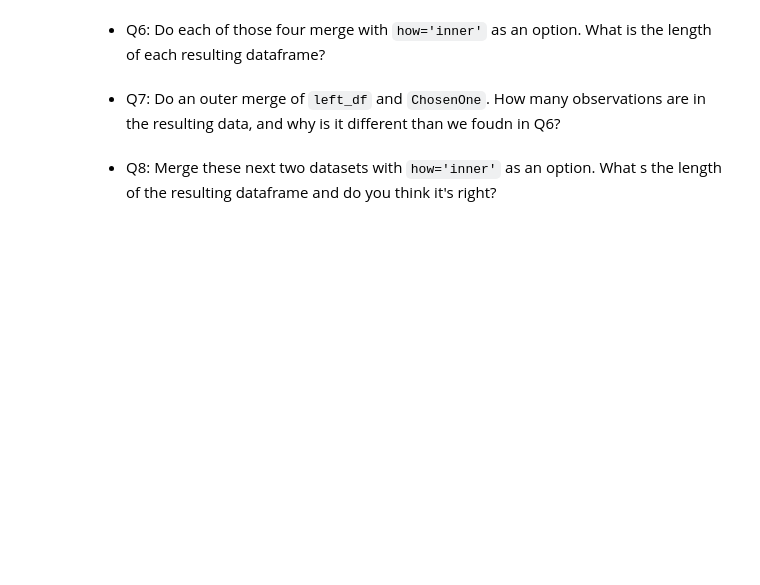
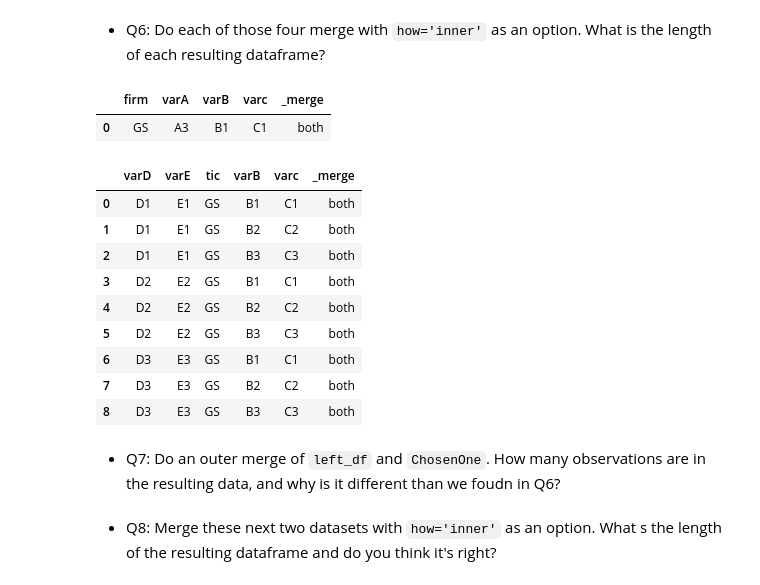
Before and after one commit to mikej3663/Class-Notes, a Jupyter notebook: Excersizes/Merging exercises.ipynb, the cells around one changed output. Drawn from its saved outputs; the diff is of its cells as text; code cells hidden in the pictures; blank space fills up the shorter version.

```diff
--- a/Excersizes/Merging exercises.ipynb
+++ b/Excersizes/Merging exercises.ipynb
@@ -215,5 +229,31 @@ Now, let's add two more NBA themed datasets to the party:
 # %% [markdown]
 - Q6: Do each of those four merge with `how='inner'` as an option. What is the length of each resulting dataframe?
+# %%
+left_df.merge(right_df,
+              how = 'inner',
+              on = 'firm',
+              indicator = True,
+              validate = '1:1')
+# %% [output]
+|  | firm | varA | varB | varc | _merge |
+| 0 | GS | A3 | B1 | C1 | both |
+# %%
+CurryForThree.merge(ChosenOne,
+              how = 'inner',
+              left_on = 'var1', right_on = 'tic',
+              indicator = True,
+              validate = 'm:m')
+# %% [output]
+|  | varD | varE | tic | varB | varc | _merge |
+| 0 | D1 | E1 | GS | B1 | C1 | both |
+| 1 | D1 | E1 | GS | B2 | C2 | both |
+| 2 | D1 | E1 | GS | B3 | C3 | both |
+| 3 | D2 | E2 | GS | B1 | C1 | both |
+| 4 | D2 | E2 | GS | B2 | C2 | both |
+| 5 | D2 | E2 | GS | B3 | C3 | both |
+| 6 | D3 | E3 | GS | B1 | C1 | both |
+| 7 | D3 | E3 | GS | B2 | C2 | both |
+| 8 | D3 | E3 | GS | B3 | C3 | both |
 # %% [markdown]
 - Q7: Do an outer merge of `left_df` and `ChosenOne`. How many observations are in the resulting data, and why is it different than we foudn in Q6?
 # %% [markdown]
```
Also changed, not shown: parts of 5 cells of this notebook.
